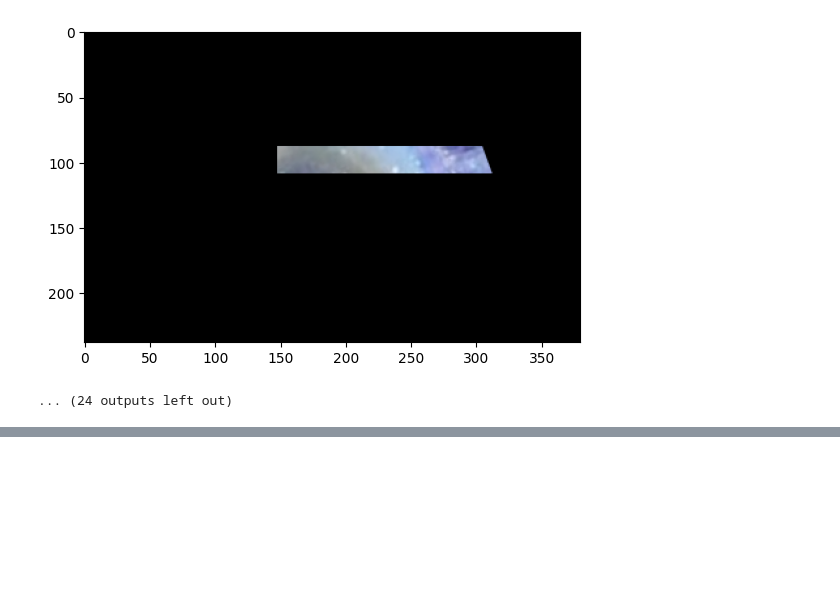
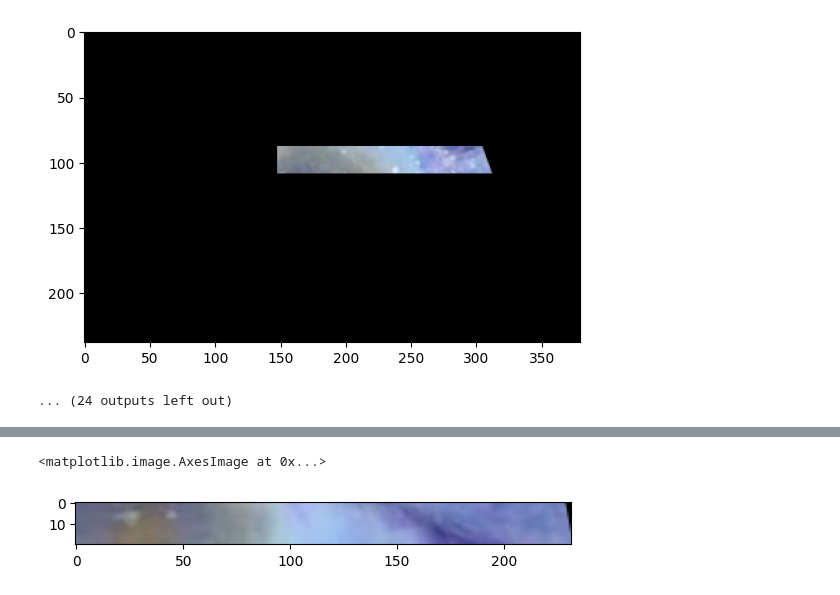
Before and after one commit to ethanrasmussen/EyeTraumaAnalysis, a Jupyter notebook: main.ipynb, the cells around one changed output, grey strips where cells are left out. Cells and saved outputs as stored; diff of their text form; code cells hidden in the pictures; blank space fills up the shorter version.

```diff
--- a/main.ipynb
+++ b/main.ipynb
@@ -60,0 +88,5 @@ for piece in pieces:
+# %%
+plt.imshow(cropped[1])
+# %% [output]
+<matplotlib.image.AxesImage at 0x...>
+[figure, added]
```
Also changed, not shown: parts of 4 cells of this notebook, 1 other file.
